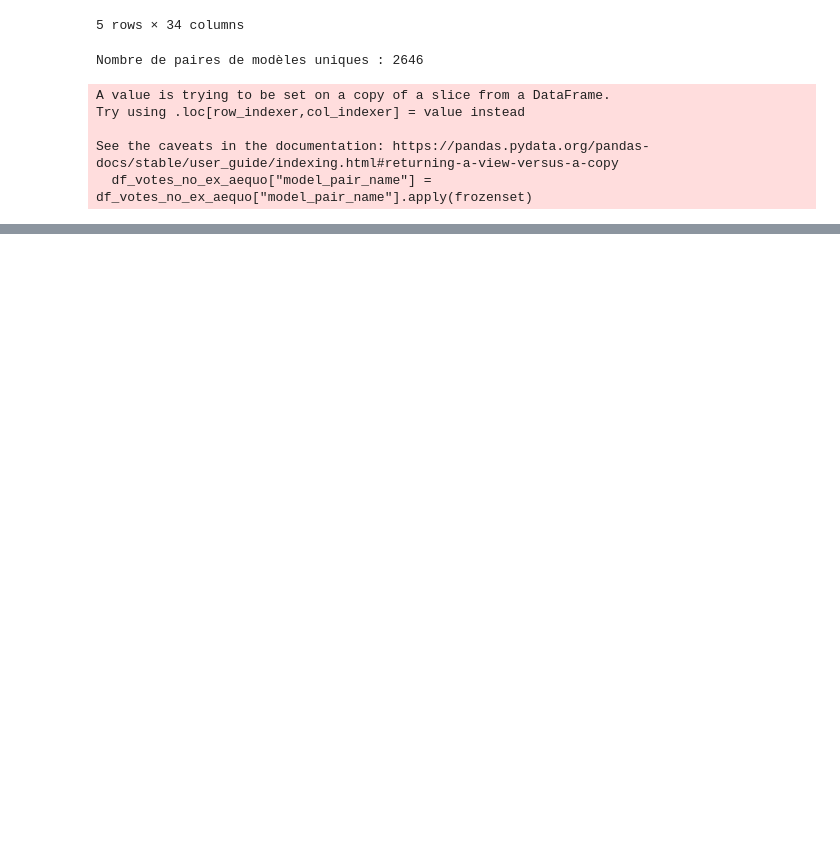
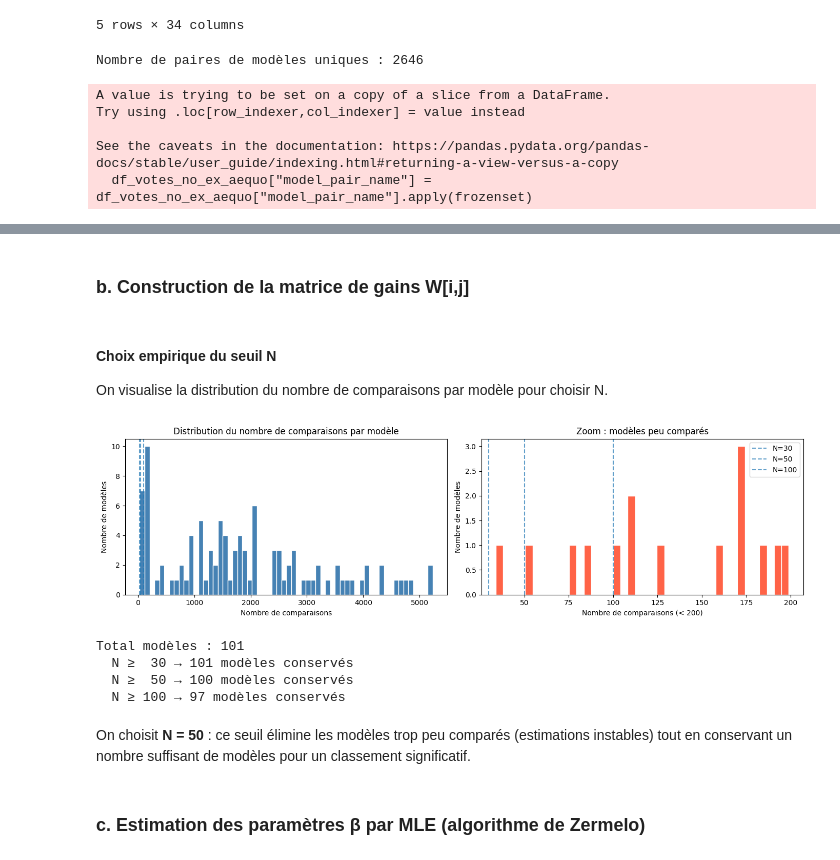
Before and after one commit to SarahL-1720/llm-creativity-eval, a Jupyter notebook: question2.ipynb, the cells around one changed output, grey strips where cells are left out. Saved outputs shown, nothing was run; the diff lists cells and outputs as text; code cells hidden in the pictures; blank space fills up the shorter version.

```diff
--- a/question2.ipynb
+++ b/question2.ipynb
@@ -75,12 +72,3 @@ Try using .loc[row_indexer,col_indexer] = value instead
 
 See the caveats in the documentation: https://pandas.pydata.org/pandas-docs/stable/user_guide/indexing.html#returning-a-view-versus-a-copy
   df_votes_no_ex_aequo["model_pair_name"] = df_votes_no_ex_aequo["model_pair_name"].apply(frozenset)
-# %%
-unique_pairs = df_votes_no_ex_aequo["model_pair_name"].unique()
-
-score_matrix = pd.DataFrame(0, index=unique_pairs, columns=unique_pairs)
-
-for pair in unique_pairs:
-    df = df_votes_no_ex_aequo[df_votes_no_ex_aequo["model_pair_name"] == pair]
-    model1, model2 = pair
-    score_matrix.loc[pair, pair] = 0.5 * len(df)
@@ -100,0 +75,2 @@ for pair in unique_pairs:
+# %% [markdown]
+### b. Construction de la matrice de gains W[i,j]
@@ -100,0 +124,49 @@ for pair in unique_pairs:
+# %% [markdown]
+#### Choix empirique du seuil N
+On visualise la distribution du nombre de comparaisons par modèle pour choisir N.
+# %%
+import matplotlib.pyplot as plt
+
+# Construction d'une matrice temporaire sur tout le dataset (sans seuil)
+W_raw, models_raw = build_win_matrix(df_votes_no_ex_aequo)
+total_games_raw = W_raw.sum(axis=1) + W_raw.sum(axis=0)
+
+fig, axes = plt.subplots(1, 2, figsize=(14, 4))
+
+# Distribution complète
+axes[0].hist(total_games_raw, bins=60, color='steelblue', edgecolor='white')
+axes[0].set_xlabel("Nombre de comparaisons")
+axes[0].set_ylabel("Nombre de modèles")
+axes[0].set_title("Distribution du nombre de comparaisons par modèle")
+
+# Zoom sur la queue gauche (modèles peu représentés)
+axes[1].hist(total_games_raw[total_games_raw < 200], bins=40, color='tomato', edgecolor='white')
+axes[1].set_xlabel("Nombre de comparaisons (< 200)")
+axes[1].set_ylabel("Nombre de modèles")
+axes[1].set_title("Zoom : modèles peu comparés")
+
+# Seuils candidats
+for ax in axes:
+    for thresh in [30, 50, 100]:
+        ax.axvline(thresh, linestyle='--', alpha=0.7, label=f'N={thresh}')
+axes[1].legend()
+
+plt.tight_layout()
+plt.show()
+
+# Résumé du nombre de modèles conservés pour chaque seuil
+print(f"Total modèles : {len(models_raw)}")
+for thresh in [30, 50, 100]:
+    n_kept = (total_games_raw >= thresh).sum()
+    print(f"  N ≥ {thresh:3d} → {n_kept} modèles conservés")
+# %% [output]
+[figure, added]
+Total modèles : 101
+  N ≥  30 → 101 modèles conservés
+  N ≥  50 → 100 modèles conservés
+  N ≥ 100 → 97 modèles conservés
+# %% [markdown]
+On choisit **N = 50** : ce seuil élimine les modèles trop peu comparés (estimations instables)
+tout en conservant un nombre suffisant de modèles pour un classement significatif.
+# %% [markdown]
+### c. Estimation des paramètres β par MLE (algorithme de Zermelo)
```
Also changed, not shown: parts of 12 cells of this notebook.
